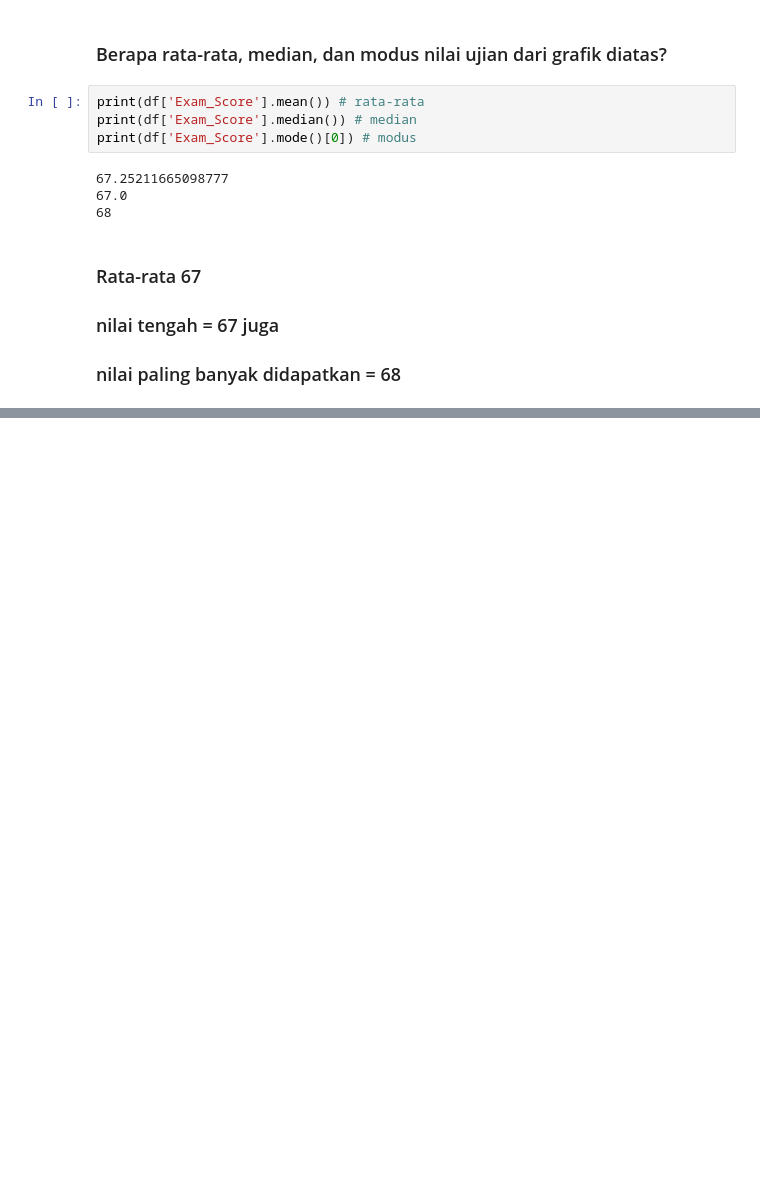
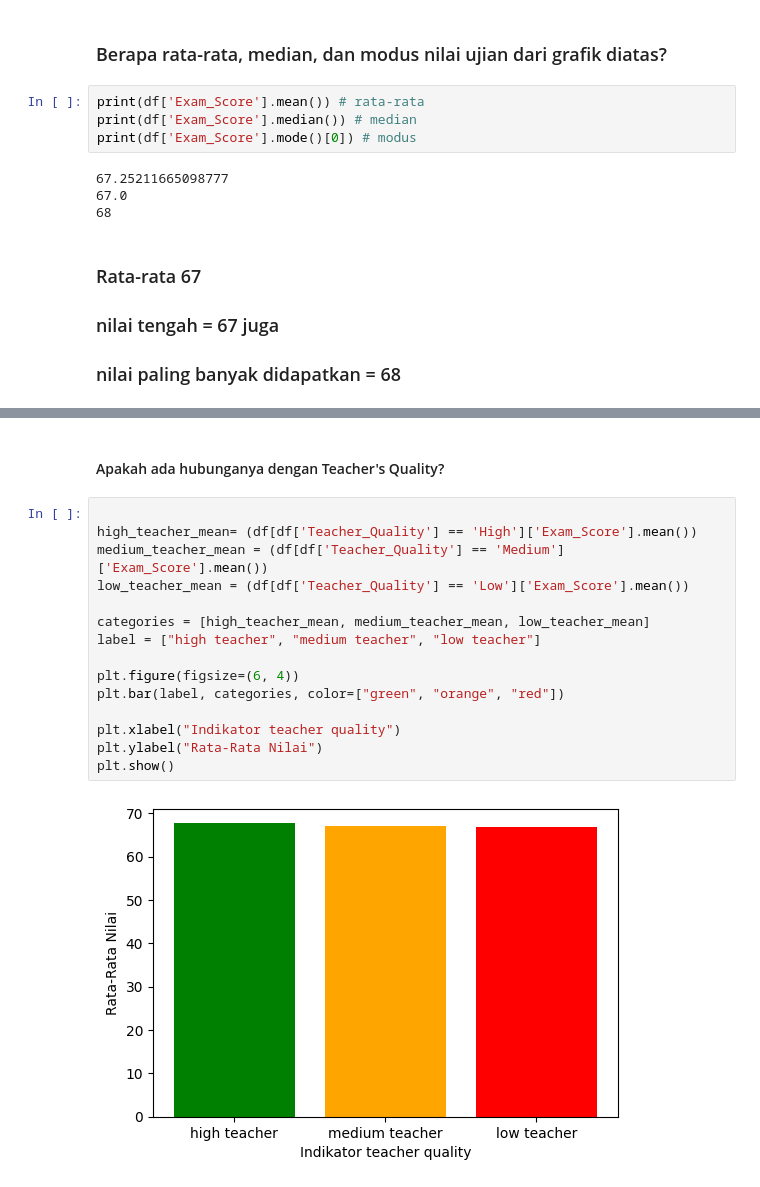
Before and after one commit to satoshi5761/learning_machine_learning, a Jupyter notebook: tugas/tugas.ipynb, the cells around one changed output, grey strips where cells are left out. Saved outputs shown, nothing was run; the diff lists cells and outputs as text; blank space fills up the shorter version.

```diff
--- a/tugas/tugas.ipynb
+++ b/tugas/tugas.ipynb
@@ -169,0 +196,19 @@ print(df['Exam_Score'].mode()[0]) # modus
+# %% [markdown]
+#### Apakah ada hubunganya dengan Teacher's Quality?
+# %%
+
+high_teacher_mean= (df[df['Teacher_Quality'] == 'High']['Exam_Score'].mean())
+medium_teacher_mean = (df[df['Teacher_Quality'] == 'Medium']['Exam_Score'].mean())
+low_teacher_mean = (df[df['Teacher_Quality'] == 'Low']['Exam_Score'].mean())
+
+categories = [high_teacher_mean, medium_teacher_mean, low_teacher_mean]
+label = ["high teacher", "medium teacher", "low teacher"]
+
+plt.figure(figsize=(6, 4))
+plt.bar(label, categories, color=["green", "orange", "red"])
+
+plt.xlabel("Indikator teacher quality")
+plt.ylabel("Rata-Rata Nilai")
+plt.show()
+# %% [output]
+[figure, added]
```
Also changed, not shown: parts of 8 cells of this notebook.
